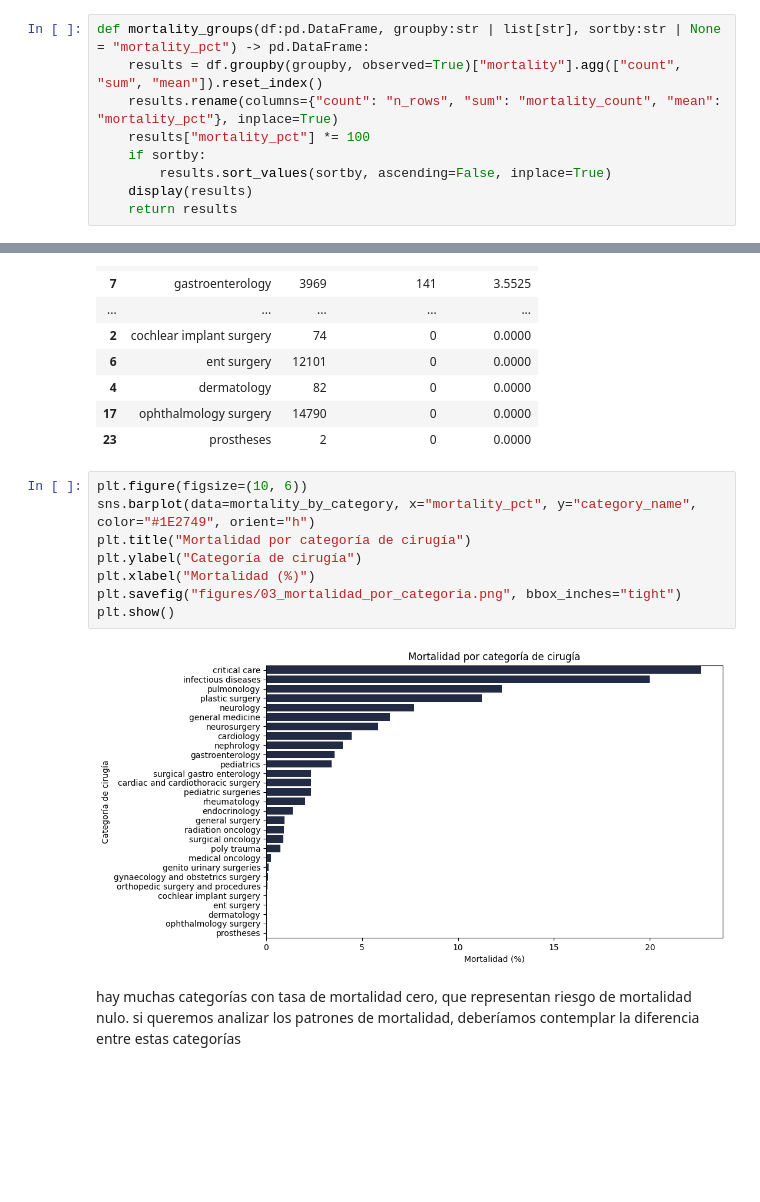
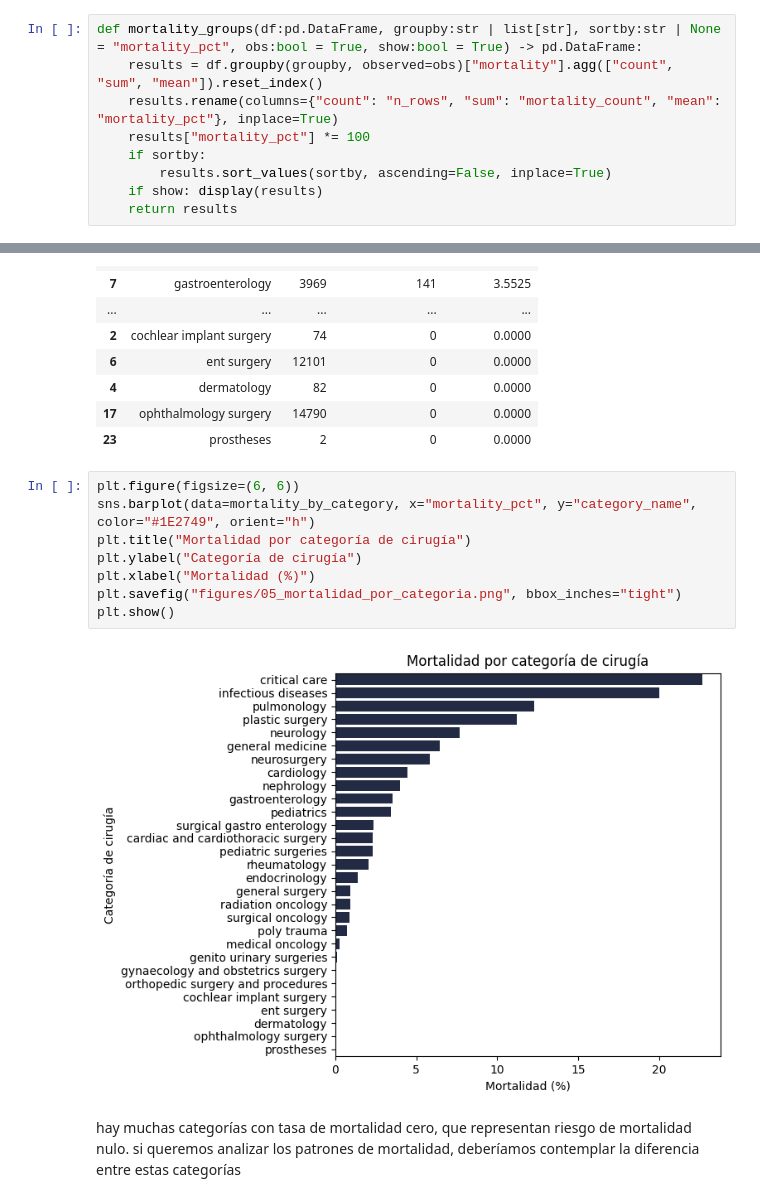
Before and after one commit to thomas-sagredo/NTR-Arogyaseva-analysis, a Jupyter notebook: notebooks/03_exploración.ipynb, the cells around one changed output, grey strips where cells are left out. Saved outputs shown, nothing was run; the diff lists cells and outputs as text; blank space fills up the shorter version.

Commit message:
Update EDA notebook with new sections and charts.

```diff
--- a/notebooks/03_exploración.ipynb
+++ b/notebooks/03_exploración.ipynb
@@ -109,13 +111,13 @@ Name: count, dtype: int64
 # %%
 df["mortality"] = df["mortality y / n"].map({"yes": 1, "no": 0})
 # %%
-def mortality_groups(df:pd.DataFrame, groupby:str | list[str], sortby:str | None = "mortality_pct") -> pd.DataFrame:
-    results = df.groupby(groupby, observed=True)["mortality"].agg(["count", "sum", "mean"]).reset_index()
+def mortality_groups(df:pd.DataFrame, groupby:str | list[str], sortby:str | None = "mortality_pct", obs:bool = True, show:bool = True) -> pd.DataFrame:
+    results = df.groupby(groupby, observed=obs)["mortality"].agg(["count", "sum", "mean"]).reset_index()
     results.rename(columns={"count": "n_rows", "sum": "mortality_count", "mean": "mortality_pct"}, inplace=True)
     results["mortality_pct"] *= 100
     if sortby:
         results.sort_values(sortby, ascending=False, inplace=True)
-    display(results)
+    if show: display(results)
     return results
 # %% [markdown]
 ### Mortalidad vs is_child
@@ -255,15 +309,15 @@ mortality_by_category = mortality_groups(df, "category_name")
 | 17 | ophthalmology surgery | 14790 | 0 | 0.0000 |
 | 23 | prostheses | 2 | 0 | 0.0000 |
 # %%
-plt.figure(figsize=(10, 6))
+plt.figure(figsize=(6, 6))
 sns.barplot(data=mortality_by_category, x="mortality_pct", y="category_name", color="#1E2749", orient="h")
 plt.title("Mortalidad por categoría de cirugía")
 plt.ylabel("Categoría de cirugía")
 plt.xlabel("Mortalidad (%)")
-plt.savefig("figures/03_mortalidad_por_categoria.png", bbox_inches="tight")
+plt.savefig("figures/05_mortalidad_por_categoria.png", bbox_inches="tight")
 plt.show()
 # %% [output]
-[figure, old version]
+[figure, new version]
 # %% [markdown]
 hay muchas categorías con tasa de mortalidad cero, que representan riesgo de mortalidad nulo. si queremos analizar los patrones de mortalidad, deberíamos contemplar la diferencia entre estas categorías
 # %%
```
Also changed, not shown: parts of 50 cells of this notebook.
